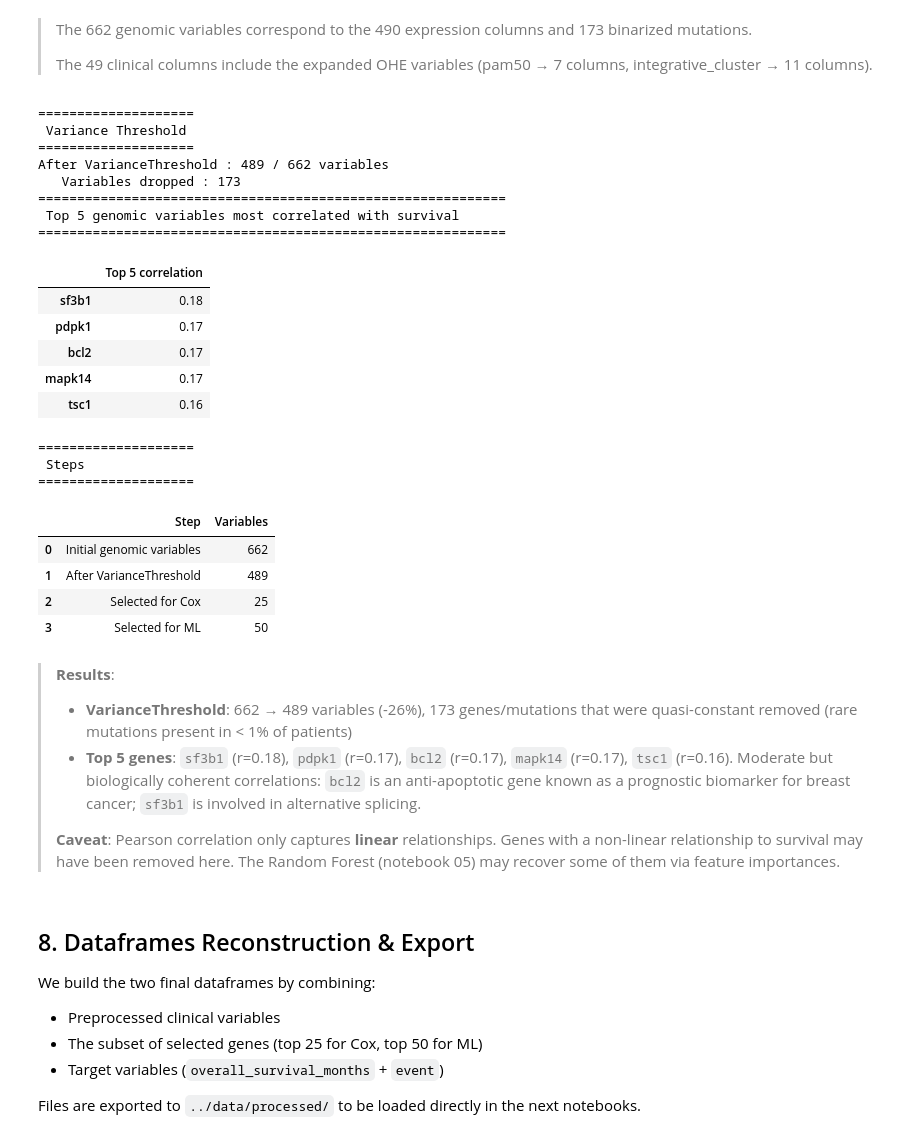
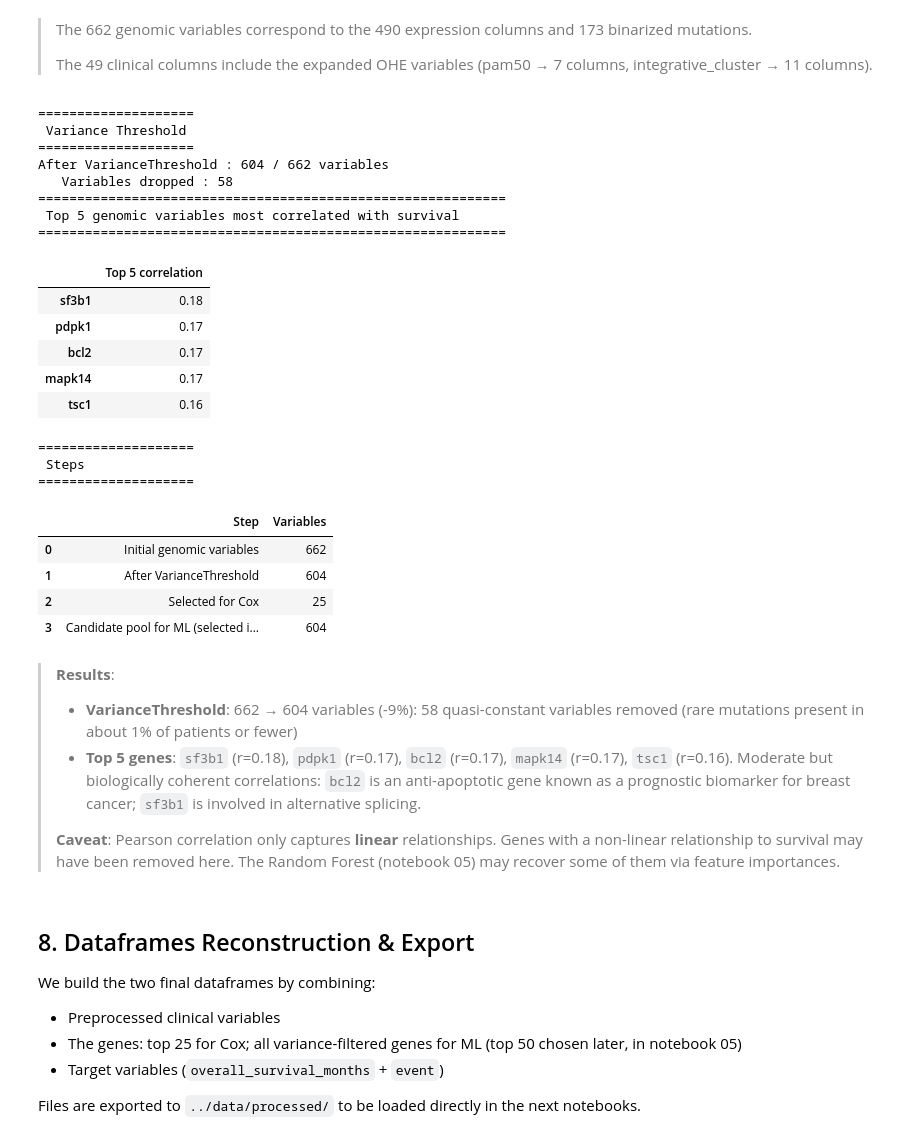
Before and after one commit to juliettebm/METABRIC-Breast-Cancer-Survival-Analysis-Machine-Learning, a Jupyter notebook: notebooks/02_preprocessing.ipynb, the cells around one changed output. Saved outputs shown, nothing was run; the diff lists cells and outputs as text; code cells hidden in the pictures.

```diff
--- a/notebooks/02_preprocessing.ipynb
+++ b/notebooks/02_preprocessing.ipynb
@@ -427,6 +428,12 @@ Check: 713 / 713
 >
 > The 49 clinical columns include
 > the expanded OHE variables (pam50 → 7 columns, integrative_cluster → 11 columns).
+# %%
+# Genomic block and selection size for the survival (Cox) dataframe.
+# For the ML dataframe, gene selection is NOT done here: it depends on the target
+# and is therefore performed on the training set only, in notebook 05.
+TOP_N_SURVIVAL = 25
+df_genomic = df_clean[genomic_cols_clean]
 # %%
 # ── 2. Filter 1: VarianceThreshold ──────────────────────────────
 
@@ -451,6 +458,7 @@ correlations = df_clean[cols_var].apply(
 correlations_abs = correlations.abs().sort_values(ascending=False)
 
 top5_corr = correlations_abs.head(5).rename("Top 5 correlation")
+top_genomic_survival = correlations_abs.head(TOP_N_SURVIVAL).index.tolist()
 
 display(top5_corr.to_frame().round(2))
 
@@ -459,43 +467,43 @@ print("="*20 + "\n Steps \n" + "="*20)
 display(pd.DataFrame({
     "Step": [
         "Initial genomic variables",
         "After VarianceThreshold",
         "Selected for Cox",
-        "Selected for ML"
+        "Candidate pool for ML (selected in notebook 05, train only)"
     ],
     "Variables": [
         len(genomic_cols_clean),
         len(cols_var),
         TOP_N_SURVIVAL,
-        TOP_N_ML
+        len(cols_var)
     ]
 }))
 # %% [output]
 ====================
  Variance Threshold
 ====================
-After VarianceThreshold : 489 / 662 variables
-   Variables dropped : 173
+After VarianceThreshold : 604 / 662 variables
+   Variables dropped : 58
 ============================================================
  Top 5 genomic variables most correlated with survival
 ============================================================
 |  | Top 5 correlation |
 | sf3b1 | 0.18 |
 | pdpk1 | 0.17 |
 | bcl2 | 0.17 |
 | mapk14 | 0.17 |
 | tsc1 | 0.16 |
 ====================
  Steps
 ====================
 |  | Step | Variables |
 | 0 | Initial genomic variables | 662 |
-| 1 | After VarianceThreshold | 489 |
+| 1 | After VarianceThreshold | 604 |
 | 2 | Selected for Cox | 25 |
-| 3 | Selected for ML | 50 |
+| 3 | Candidate pool for ML (selected i... | 604 |
 # %% [markdown]
 > **Results**:
-> - **VarianceThreshold**: 662 → 489 variables (-26%), 173 genes/mutations that were quasi-constant removed (rare mutations present in < 1% of patients)
+> - **VarianceThreshold**: 662 → 604 variables (-9%): 58 quasi-constant variables removed (rare mutations present in about 1% of patients or fewer)
 > - **Top 5 genes**: `sf3b1` (r=0.18), `pdpk1` (r=0.17), `bcl2` (r=0.17), `mapk14` (r=0.17), `tsc1` (r=0.16). Moderate but biologically coherent correlations: `bcl2` is an anti-apoptotic gene known as a prognostic biomarker for breast cancer; `sf3b1` is involved in alternative splicing.
 >
 > **Caveat**: Pearson correlation only captures **linear** relationships. Genes with a non-linear relationship to survival may have been removed here. The Random Forest (notebook 05) may recover some of them via feature importances.
@@ -504,7 +512,7 @@ After VarianceThreshold : 489 / 662 variables
 
 We build the two final dataframes by combining:
 - Preprocessed clinical variables
-- The subset of selected genes (top 25 for Cox, top 50 for ML)
+- The genes: top 25 for Cox; all variance-filtered genes for ML (top 50 chosen later, in notebook 05)
 - Target variables (`overall_survival_months` + `event`)
 
 Files are exported to `../data/processed/` to be loaded
```
Also changed, not shown: parts of 7 cells of this notebook, 23 other files.
